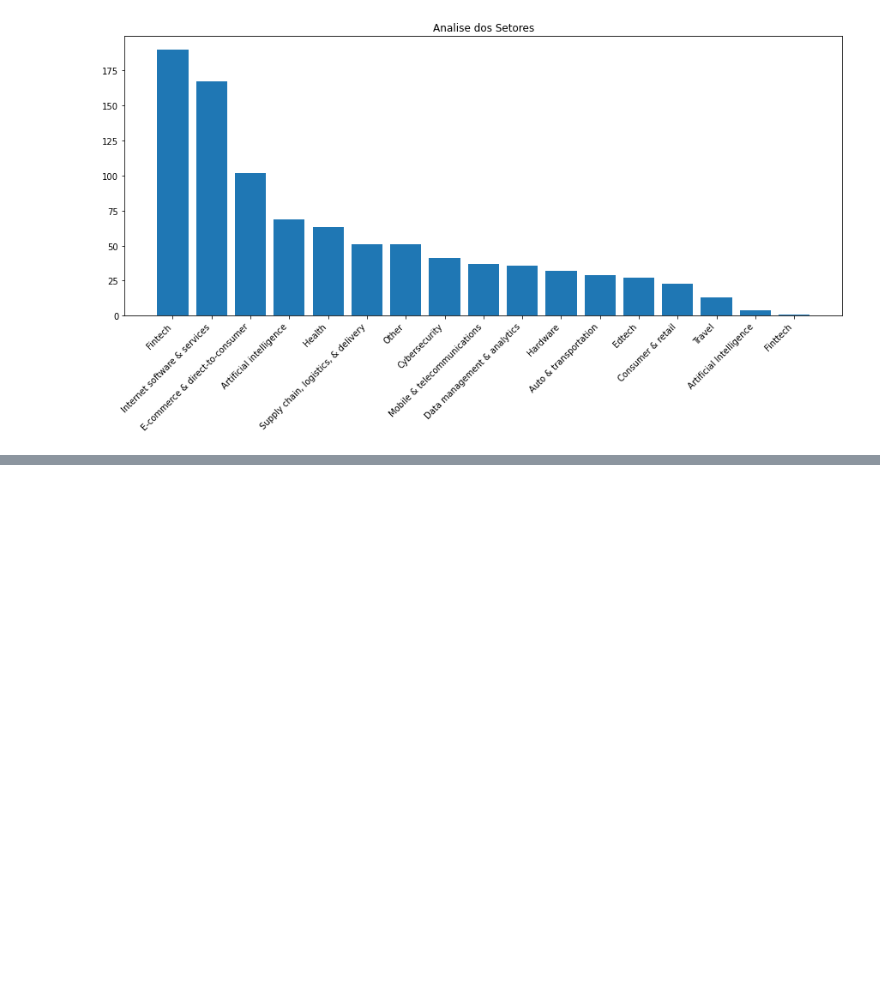
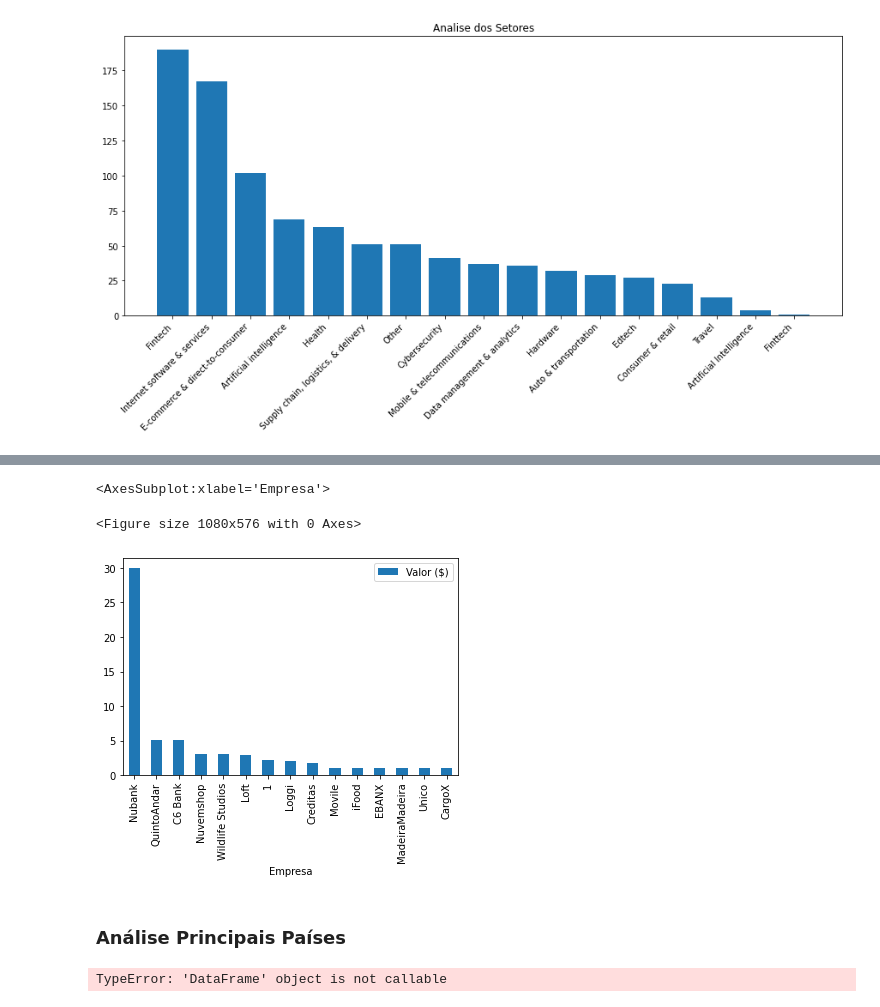
Before and after one commit to Matheus720/Analises-Diagnosticas, a Jupyter notebook: Projeto - Investimeto Unicórnios.ipynb, the cells around one changed output, grey strips where cells are left out. Drawn from its saved outputs; the diff is of its cells as text; code cells hidden in the pictures; blank space fills up the shorter version.

```diff
--- a/Projeto - Investimeto Unicórnios.ipynb
+++ b/Projeto - Investimeto Unicórnios.ipynb
@@ -91,0 +152,15 @@ Base_Dados.head()
+# %%
+brasil = df[df['Pais'] == 'Brazil']
+plt.figure(figsize=(15,8))
+brasil.plot('Empresa', 'Valor ($)', kind='bar')
+# %% [output]
+<AxesSubplot:xlabel='Empresa'>
+<Figure size 1080x576 with 0 Axes>
+[figure, added]
+# %% [markdown]
+### Análise Principais Países
+# %%
+analise_pais = df(by=['Pais']).sum()['Valor($)'].reset_index()
+analise_pais.head()
+# %% [output]
+TypeError: 'DataFrame' object is not callable
```
Also changed, not shown: parts of 24 cells of this notebook.
